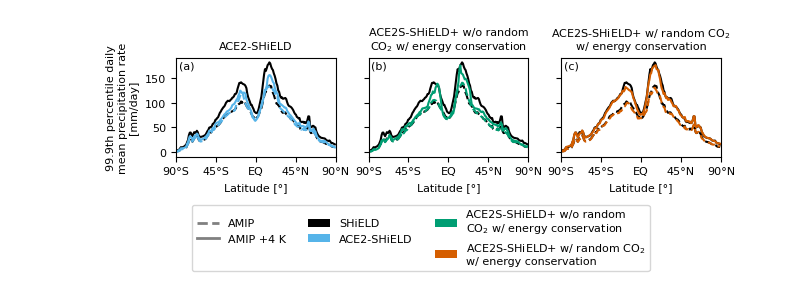
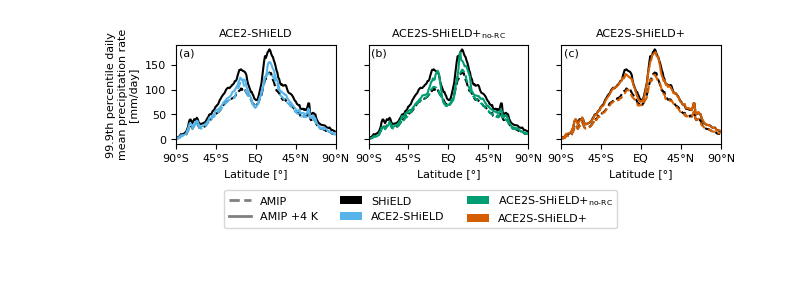
Before and after one commit to ai2cm/ace2s-shield-plus-paper, a Jupyter notebook: manuscript/notebooks/figure-S08.ipynb, the cells around one changed output. Cells and saved outputs as stored; diff of their text form; code cells hidden in the pictures; blank space fills up the shorter version.

```diff
--- a/manuscript/notebooks/figure-S08.ipynb
+++ b/manuscript/notebooks/figure-S08.ipynb
@@ -55,8 +55,8 @@ COLORS = {
 MODEL_NAMES = {
     "SHiELD": "SHiELD",
     "ACE2-SHiELD": "ACE2-SHiELD",
-    "no-random-co2-energy-conserving-rs0": "ACE2S-SHiELD+ w/o random CO$_2$ w/ energy conservation",
-    "full-energy-conserving-rs0": "ACE2S-SHiELD+ w/ random CO$_2$ w/ energy conservation",
+    "no-random-co2-energy-conserving-rs0": "ACE2S-SHiELD+$_{\\text{no-RC}}$",
+    "full-energy-conserving-rs0": "ACE2S-SHiELD+",
 }
 # %%
 from typing import Any, Literal
@@ -64,7 +64,7 @@ from typing import Any, Literal
 
 plotting.configure_style()
 
-fig, axes = faceted.faceted(1, 3, width=6.5, aspect=0.618, left_pad=0.8, bottom_pad=1.2, top_pad=0.4)
+fig, axes = faceted.faceted(1, 3, width=6.5, aspect=0.618, left_pad=0.8, bottom_pad=0.9, top_pad=0.4)
 
 for ax, model, label in zip(axes, MODELS, string.ascii_lowercase):
     extreme_precipitation.sel(model="SHiELD", case="control").plot(ax=ax, color=COLORS["SHiELD"], ls="--")
@@ -82,32 +82,32 @@ for ax, model, label in zip(axes, MODELS, string.ascii_lowercase):
         f"({label})",
         xy=(0, 1),
         xytext=(2, -2),
         va="top",
         xycoords="axes fraction",
         textcoords="offset points",
     )
 
 axes[0].set_ylabel(textwrap.fill("99.9th percentile daily mean precipitation rate [mm/day]", width=25))
 
 legend_elements = [
     Line2D([0], [0], color="gray", lw=2, ls="--", label="AMIP"),
     Line2D([0], [0], color="gray", lw=2, ls="-", label="AMIP +4 K"),
     Patch(facecolor="k", label=textwrap.fill(MODEL_NAMES["SHiELD"], width=30)),
     Patch(facecolor="C0", label=textwrap.fill(MODEL_NAMES["ACE2-SHiELD"], width=30)),
     Patch(facecolor="C2", label=textwrap.fill(MODEL_NAMES["no-random-co2-energy-conserving-rs0"], width=30)),
     Patch(facecolor="C4", label=textwrap.fill(MODEL_NAMES["full-energy-conserving-rs0"], width=30)),
 ]
 
 fig.legend(
     handles=legend_elements,
     loc="lower center",
     bbox_to_anchor=(0.5, -0.0),
     ncol=3,
     frameon=True
 )
 
 fig.patch.set_alpha(0.0)
-fig.savefig("figure-S08.png", dpi=200)
+fig.savefig("figure-S08.png", dpi=300)
 fig.savefig("figure-S08.pdf")
 # %% [output]
-[figure, old version]
+[figure, new version]
```
Also changed, not shown: parts of 1 cell of this notebook, 17 other files.
